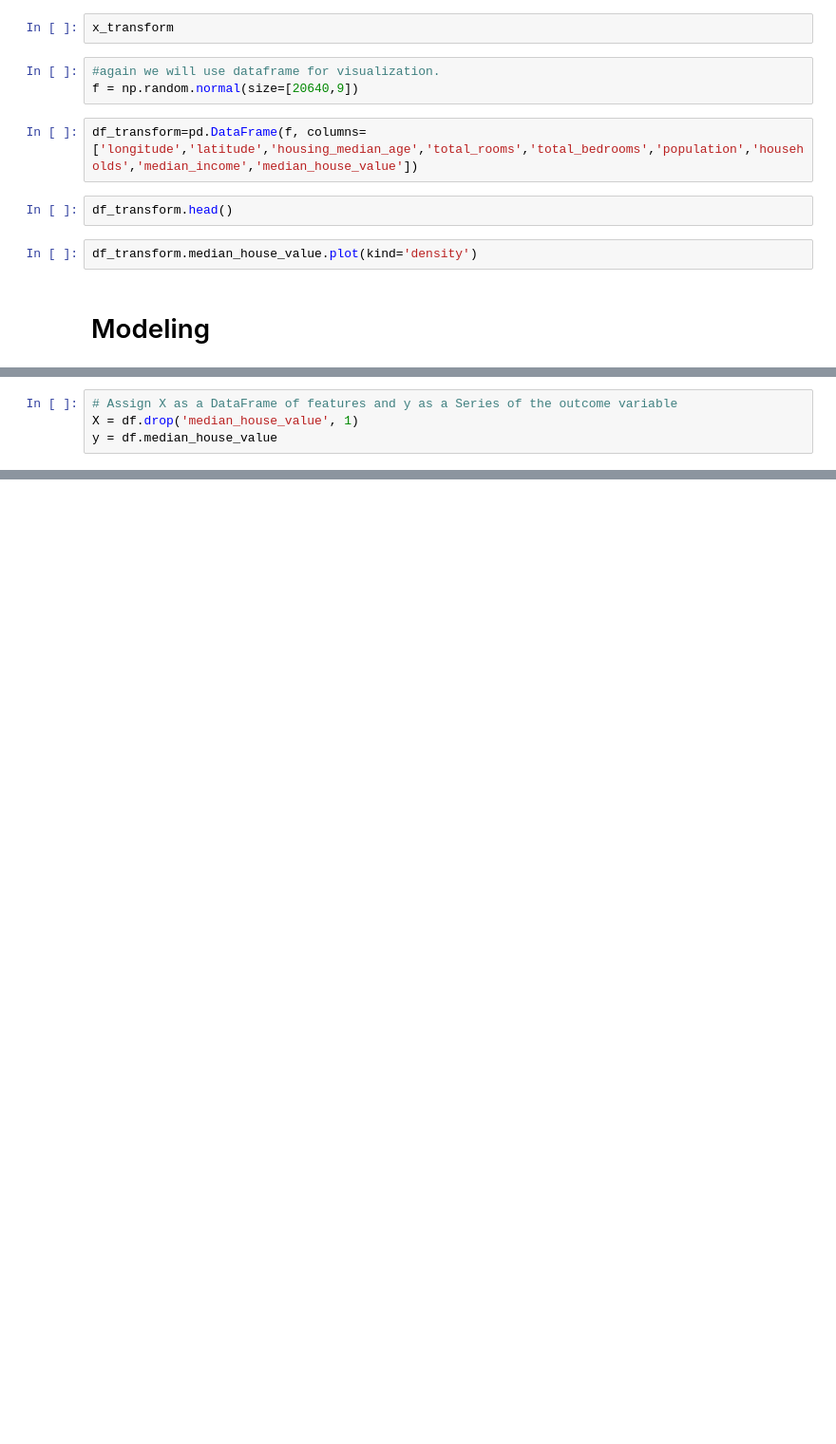
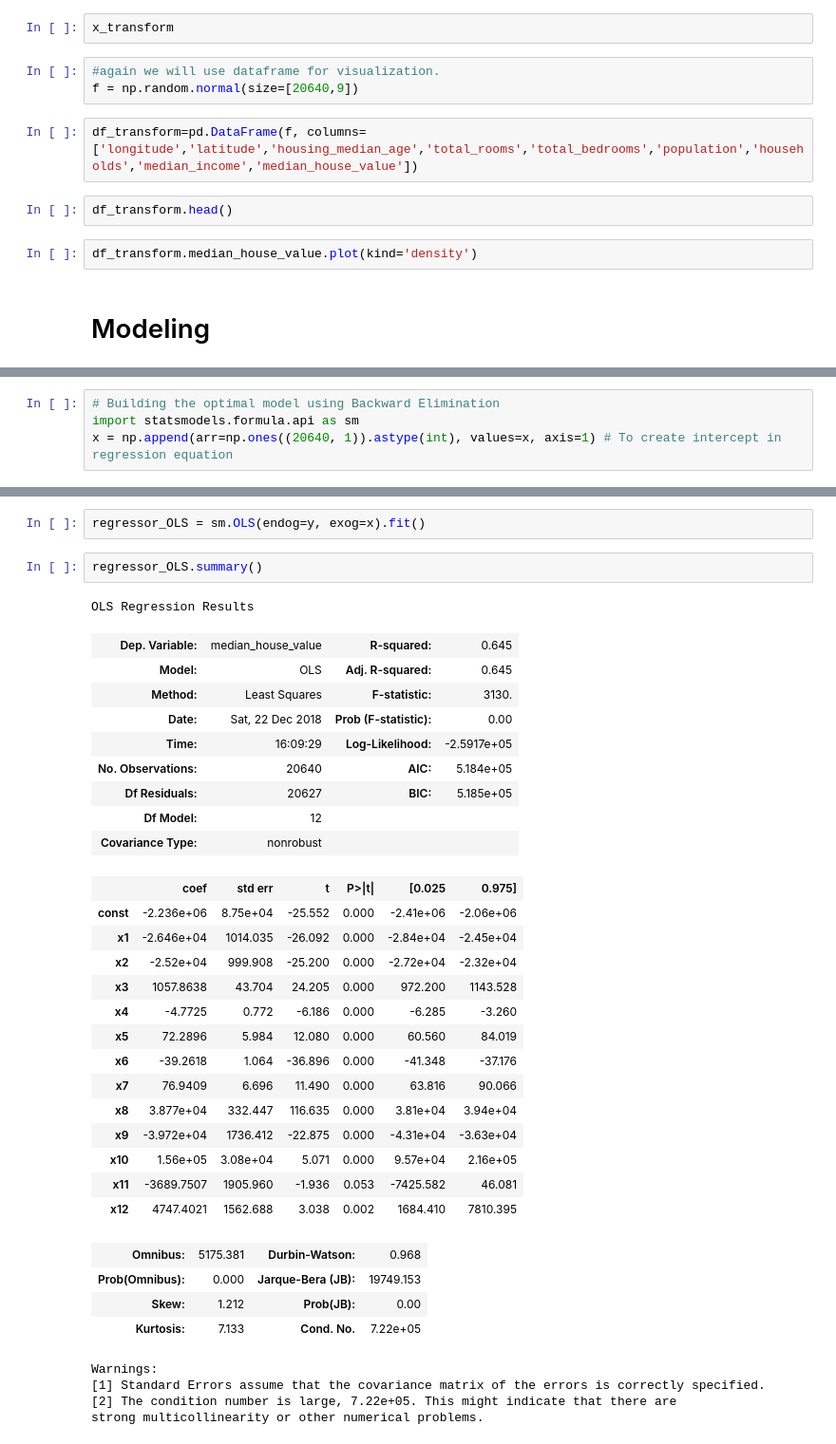
Before and after one commit to HassanSherwani/Data_Science_Projects, a Jupyter notebook: Dealing with Cross-sectional Data/Dealing with Cross sectional data.ipynb, the cells around one changed output, grey strips where cells are left out. Shown at 95% size. Saved outputs shown, nothing was run; the diff lists cells and outputs as text; blank space fills up the shorter version.

Commit message:
Adding Regression method

```diff
--- a/Dealing with Cross-sectional Data/Dealing with Cross sectional data.ipynb
+++ b/Dealing with Cross-sectional Data/Dealing with Cross sectional data.ipynb
@@ -956,4 +919,0 @@ np.random.seed(42)
-# %%
-# Assign X as a DataFrame of features and y as a Series of the outcome variable
-X = df.drop('median_house_value', 1)
-y = df.median_house_value
@@ -990,0 +961,4 @@ y_train.shape
+# %%
+# Building the optimal model using Backward Elimination
+import statsmodels.formula.api as sm
+x = np.append(arr=np.ones((20640, 1)).astype(int), values=x, axis=1) # To create intercept in regression equation
@@ -990,0 +975,37 @@ y_train.shape
+# %%
+regressor_OLS = sm.OLS(endog=y, exog=x).fit()
+# %%
+regressor_OLS.summary()
+# %% [output]
+OLS Regression Results
+| Dep. Variable: | median_house_value | R-squared: | 0.645 |
+| Model: | OLS | Adj. R-squared: | 0.645 |
+| Method: | Least Squares | F-statistic: | 3130. |
+| Date: | Sat, 22 Dec 2018 | Prob (F-statistic): | 0.00 |
+| Time: | 16:09:29 | Log-Likelihood: | -2.5917e+05 |
+| No. Observations: | 20640 | AIC: | 5.184e+05 |
+| Df Residuals: | 20627 | BIC: | 5.185e+05 |
+| Df Model: | 12 |  |  |
+| Covariance Type: | nonrobust |  |  |
+|  | coef | std err | t | P>|t| | [0.025 | 0.975] |
+| const | -2.236e+06 | 8.75e+04 | -25.552 | 0.000 | -2.41e+06 | -2.06e+06 |
+| x1 | -2.646e+04 | 1014.035 | -26.092 | 0.000 | -2.84e+04 | -2.45e+04 |
+| x2 | -2.52e+04 | 999.908 | -25.200 | 0.000 | -2.72e+04 | -2.32e+04 |
+| x3 | 1057.8638 | 43.704 | 24.205 | 0.000 | 972.200 | 1143.528 |
+| x4 | -4.7725 | 0.772 | -6.186 | 0.000 | -6.285 | -3.260 |
+| x5 | 72.2896 | 5.984 | 12.080 | 0.000 | 60.560 | 84.019 |
+| x6 | -39.2618 | 1.064 | -36.896 | 0.000 | -41.348 | -37.176 |
+| x7 | 76.9409 | 6.696 | 11.490 | 0.000 | 63.816 | 90.066 |
+| x8 | 3.877e+04 | 332.447 | 116.635 | 0.000 | 3.81e+04 | 3.94e+04 |
+| x9 | -3.972e+04 | 1736.412 | -22.875 | 0.000 | -4.31e+04 | -3.63e+04 |
+| x10 | 1.56e+05 | 3.08e+04 | 5.071 | 0.000 | 9.57e+04 | 2.16e+05 |
+| x11 | -3689.7507 | 1905.960 | -1.936 | 0.053 | -7425.582 | 46.081 |
+| x12 | 4747.4021 | 1562.688 | 3.038 | 0.002 | 1684.410 | 7810.395 |
+| Omnibus: | 5175.381 | Durbin-Watson: | 0.968 |
+| Prob(Omnibus): | 0.000 | Jarque-Bera (JB): | 19749.153 |
+| Skew: | 1.212 | Prob(JB): | 0.00 |
+| Kurtosis: | 7.133 | Cond. No. | 7.22e+05 |
+Warnings:
+[1] Standard Errors assume that the covariance matrix of the errors is correctly specified.
+[2] The condition number is large, 7.22e+05. This might indicate that there are
+strong multicollinearity or other numerical problems.
```
Also changed, not shown: parts of 53 cells of this notebook.
